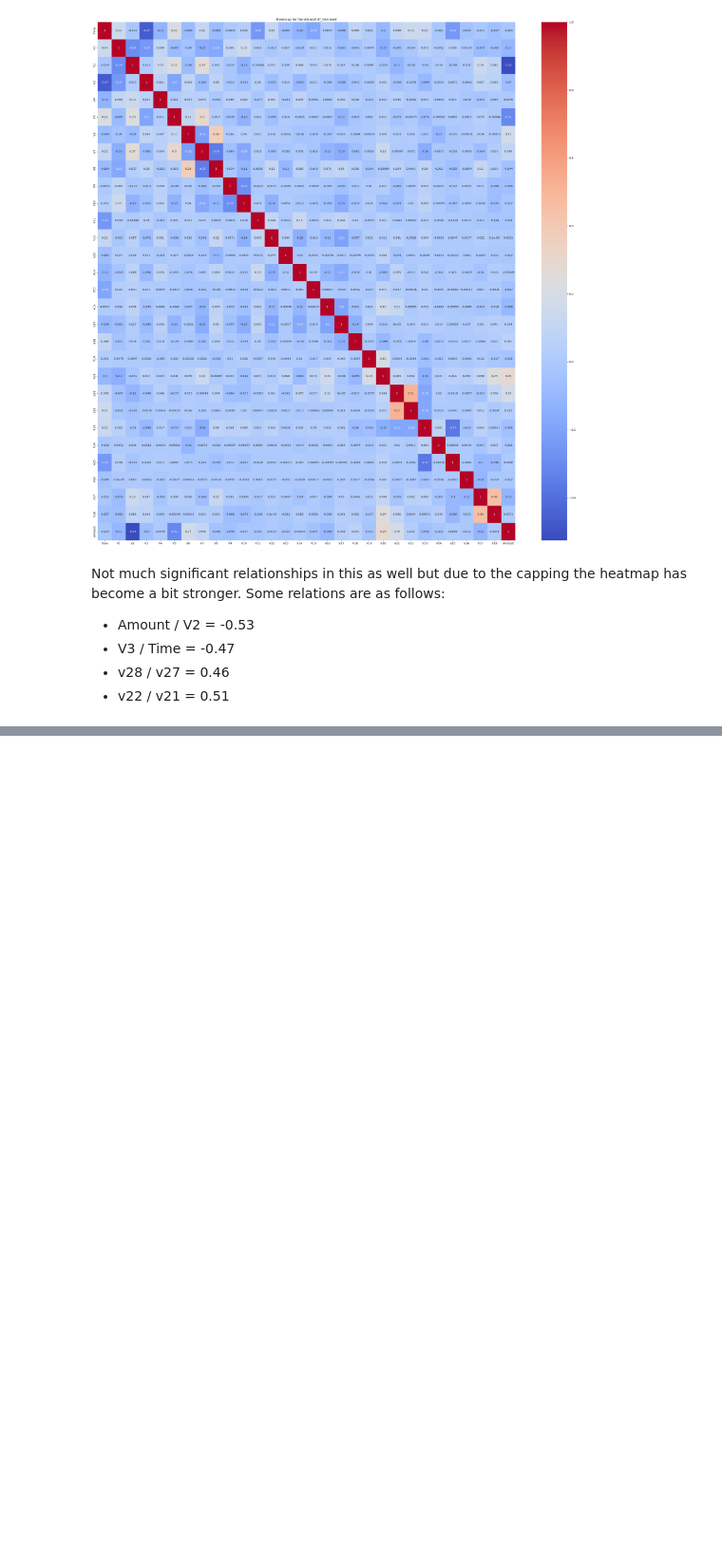
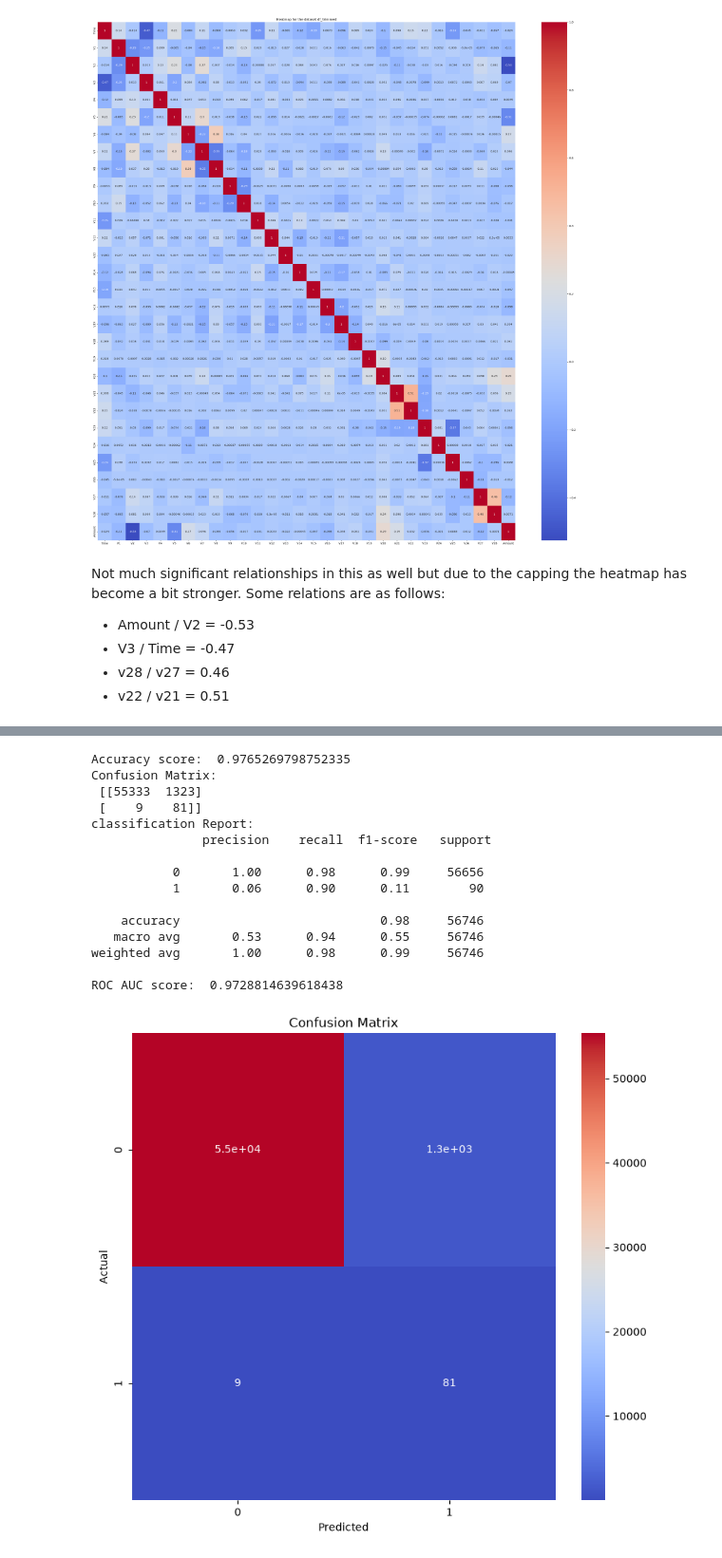
Before and after one commit to Dhairya-Dave-0204/Python-Learining, a Jupyter notebook: CreditCardFraudDetection/ModelTraining/CheckAndTrain.ipynb, the cells around one changed output, grey strips where cells are left out. Shown at 95% size. Drawn from its saved outputs; the diff is of its cells as text; code cells hidden in the pictures; blank space fills up the shorter version.

Commit message:
Create and test logistic regression model for standard and trim data

```diff
--- a/CreditCardFraudDetection/ModelTraining/CheckAndTrain.ipynb
+++ b/CreditCardFraudDetection/ModelTraining/CheckAndTrain.ipynb
@@ -257,0 +262,14 @@ Not much significant relationships in this as well but due to the capping the he
+# %%
+X_copy = dfcopy.drop("Class", axis=1)
+y_copy = dfcopy["Class"]
+# %%
+X_copy_train, X_copy_test, y_copy_train, y_copy_test = train_test_split(X_copy, y_copy, test_size=0.2, random_state=42)
+
+print(X_copy_train.shape)
+print(X_copy_test.shape)
+print(y_copy_train.shape)
+print(y_copy_test.shape)
+
+logistic_model = LogisticRegression(max_iter=2000, class_weight="balanced")
+
+logistic_model.fit(X_copy_train, y_copy_train)
@@ -257,0 +290,37 @@ Not much significant relationships in this as well but due to the capping the he
+# %%
+y_copy_pred = logistic_model.predict(X_copy_test)
+y_copy_probab = logistic_model.predict_proba(X_copy_test)[:, 1]
+
+print("Accuracy score: ", accuracy_score(y_copy_test, y_copy_pred))
+
+cm_copy = confusion_matrix(y_copy_test, y_copy_pred)
+print("Confusion Matrix: \n", cm_copy)
+
+print("classification Report: \n", classification_report(y_copy_test, y_copy_pred))
+
+roc_auc_copy = roc_auc_score(y_copy_test, y_copy_probab)
+print("ROC AUC score: ", roc_auc_copy)
+
+plt.figure(figsize=(9,8))
+sns.heatmap(cm_copy, annot=True, cmap="coolwarm")
+plt.title("Confusion Matrix")
+plt.xlabel("Predicted")
+plt.ylabel("Actual")
+plt.show()
+# %% [output]
+Accuracy score:  0.9765269798752335
+Confusion Matrix:
+ [[55333  1323]
+ [    9    81]]
+classification Report:
+               precision    recall  f1-score   support
+
+           0       1.00      0.98      0.99     56656
+           1       0.06      0.90      0.11        90
+
+    accuracy                           0.98     56746
+   macro avg       0.53      0.94      0.55     56746
+weighted avg       1.00      0.98      0.99     56746
+
+ROC AUC score:  0.9728814639618438
+[figure, added]
```
Also changed, not shown: parts of 11 cells of this notebook.
